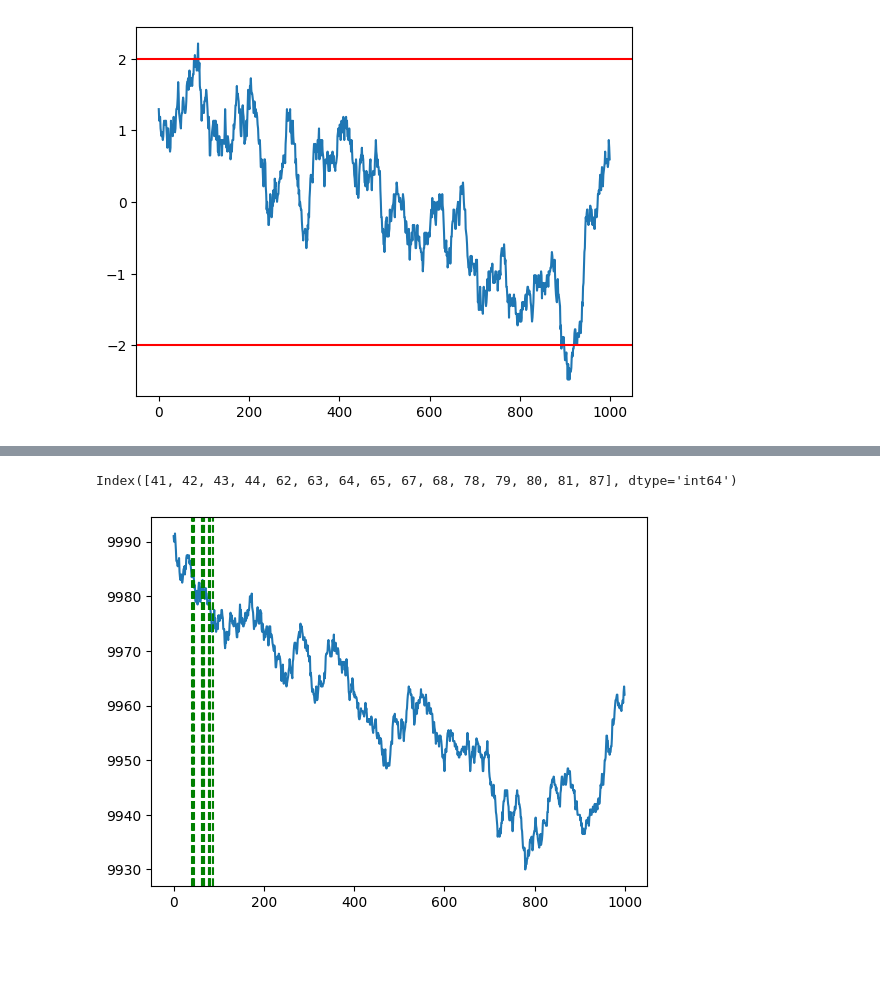
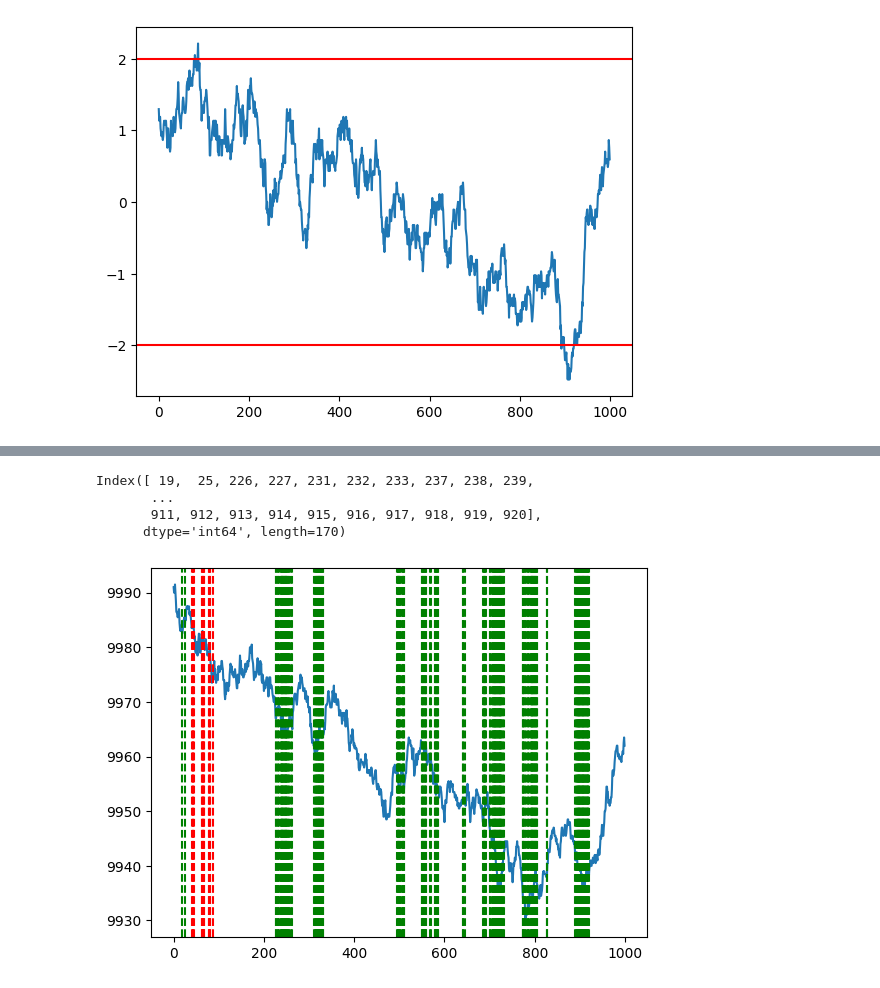
Before and after one commit to AlessandroMagna/prosperity-algo-trading, a Jupyter notebook: notebooks/Prosp_Round4.ipynb, the cells around one changed output, grey strips where cells are left out. Saved outputs shown, nothing was run; the diff lists cells and outputs as text; code cells hidden in the pictures; blank space fills up the shorter version.

```diff
--- a/notebooks/Prosp_Round4.ipynb
+++ b/notebooks/Prosp_Round4.ipynb
@@ -257,13 +268,24 @@ plt.axhline(y=-2, color='r', linestyle='-')
 #get all the indexes where spread_test_z_score is > 2
 spread_test_z_score_above_2 = spread_test_z_score[spread_test_z_score > 2].index
 spread_test_z_score_above_2
+
+#get all the indexes where spread_test_z_score is < -2
+spread_test_z_score_below_2 = spread_test_z_score[spread_test_z_score < -2].index
+spread_test_z_score_below_2
 # %% [output]
-Index([41, 42, 43, 44, 62, 63, 64, 65, 67, 68, 78, 79, 80, 81, 87], dtype='int64')
+Index([ 19,  25, 226, 227, 231, 232, 233, 237, 238, 239,
+       ...
+       911, 912, 913, 914, 915, 916, 917, 918, 919, 920],
+      dtype='int64', length=170)
 # %%
 test_coconut['mid_price'].plot()
 
 #plot vertical lines at the indexes in spread_test_z_score_above_2
 for i in spread_test_z_score_above_2:
+    plt.axvline(x=i, color='red', linestyle='--')
+
+
+for i in spread_test_z_score_below_2:
     plt.axvline(x=i, color='green', linestyle='--')
 # %% [output]
-[figure, old version]
+[figure, new version]
```
Also changed, not shown: parts of 2 cells of this notebook, 1 other file.
